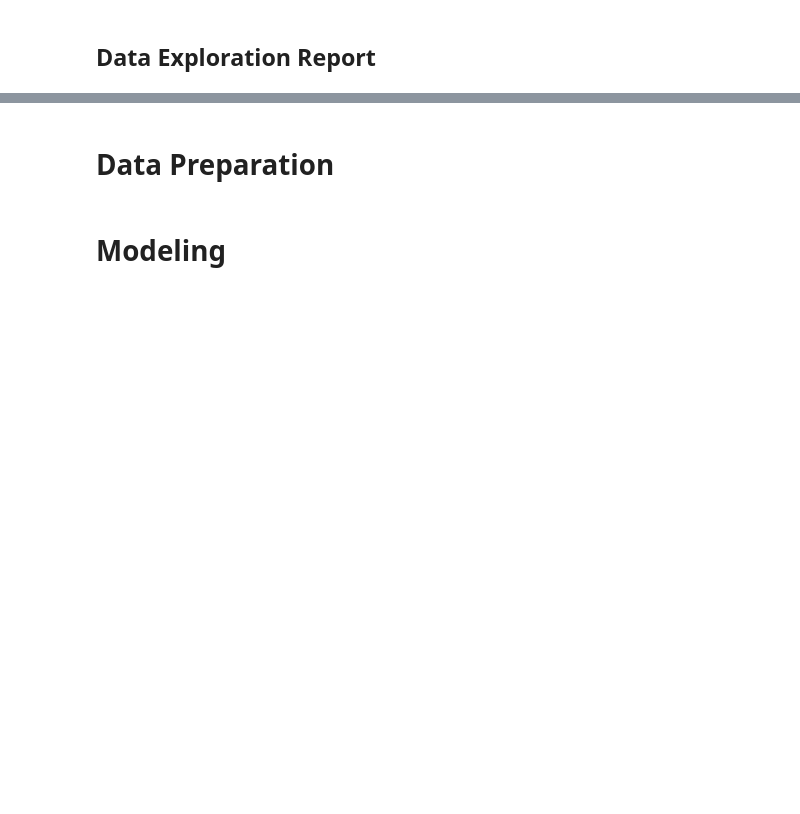
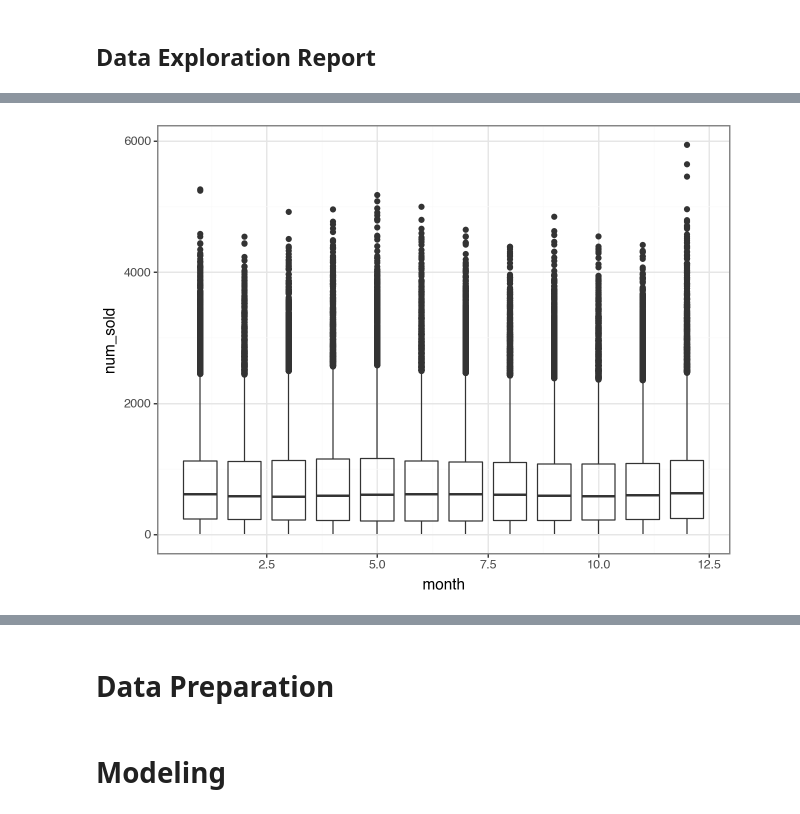
Before and after one commit to abrahamalex13/forecast_stickers_kaggle, a Jupyter notebook: notebooks/eda.ipynb, the cells around one changed output, grey strips where cells are left out. Cells and saved outputs as stored; diff of their text form; code cells hidden in the pictures; blank space fills up the shorter version.

```diff
--- a/notebooks/eda.ipynb
+++ b/notebooks/eda.ipynb
@@ -240,0 +498,8 @@ sales_sample_daily = sales_daily.query("series_id == 'Norway|Premium Sticker Mar
+# %%
+(
+    p9.ggplot(sales_daily) +
+    p9.theme_bw() +
+    p9.geom_boxplot(p9.aes('month', 'num_sold', group='month'), alpha=0.1)
+)
+# %% [output]
+[figure, added]
```
Also changed, not shown: parts of 56 cells of this notebook.
